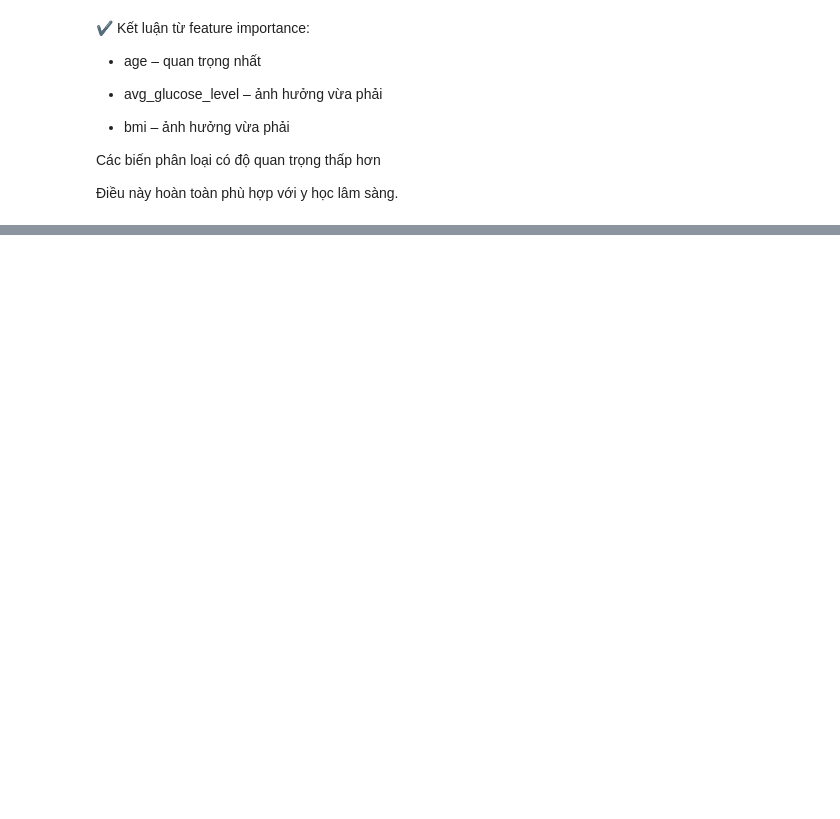
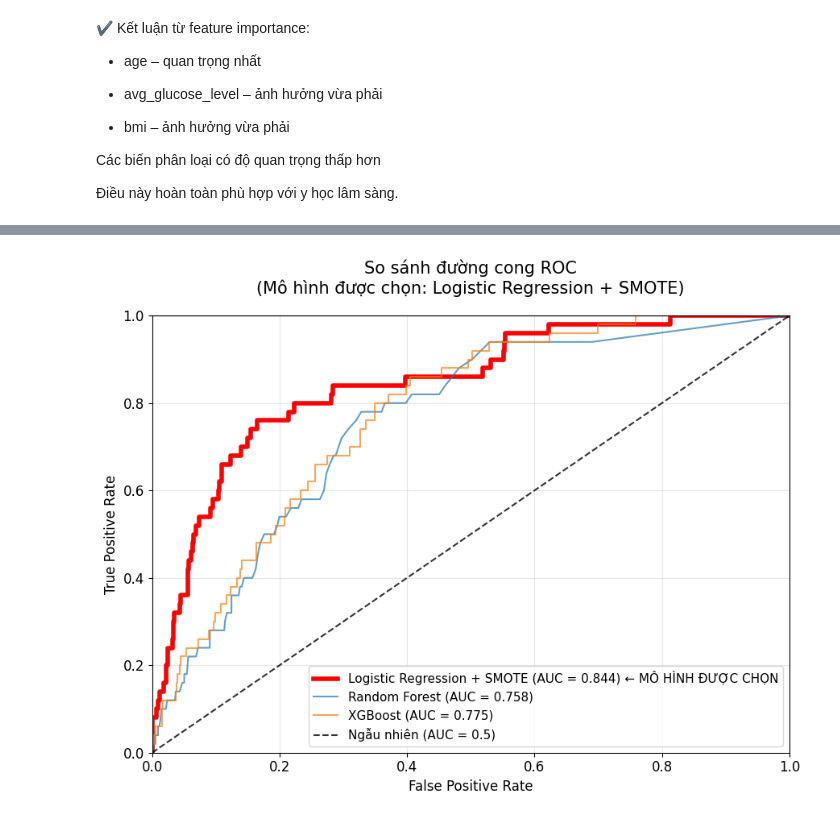
Before and after one commit to Toan510/DataAnalyst_STROKE, a Jupyter notebook: exerciese/DOAN_CUOIKY/phancum_phannhom_trucquanhoa.ipynb, the cells around one changed output, grey strips where cells are left out. Saved outputs shown, nothing was run; the diff lists cells and outputs as text; code cells hidden in the pictures; blank space fills up the shorter version.

```diff
--- a/exerciese/DOAN_CUOIKY/phancum_phannhom_trucquanhoa.ipynb
+++ b/exerciese/DOAN_CUOIKY/phancum_phannhom_trucquanhoa.ipynb
@@ -801,0 +589,82 @@ plt.show()
+# %%
+import matplotlib.pyplot as plt
+import seaborn as sns
+from sklearn.metrics import roc_curve, auc, confusion_matrix, classification_report
+import numpy as np
+
+# Đảm bảo có tập test
+if 'X_test' not in globals() or 'y_test' not in globals():
+    raise ValueError("Không tìm thấy X_test hoặc y_test. Hãy chạy lại phần train/test split.")
+
+# ===================================================================
+# 1. ROC Curve – So sánh tất cả các mô hình (bao gồm cả mô hình chính)
+# ===================================================================
+plt.figure(figsize=(9, 7))
+
+# === TỰ ĐỘNG TÌM MÔ HÌNH LOGISTIC + SMOTE ===
+# Danh sách tên biến phổ biến (dựa trên code của bạn: model_lr)
+possible_names = ['model_lr', 'model_logistic_smote', 'final_model', 'best_model',
+                  'logreg', 'logreg_smote', 'clf', 'model', 'logistic_model', 'logreg_final']
+
+logistic_model = None
+model_name_used = None
+
+for name in possible_names:
+    if name in globals() and globals()[name] is not None:
+        try:
+            # Kiểm tra predict_proba
+            globals()[name].predict_proba(X_test[:1])
+            logistic_model = globals()[name]
+            model_name_used = name
+            break
+        except:
+            continue
+
+# Nếu không tìm thấy → in list biến để bạn sửa thủ công
+if logistic_model is None:
+    print("Không tự động tìm thấy mô hình Logistic + SMOTE")
+    print("Các biến hiện có (có chứa 'model' hoặc 'log'):",
+          [name for name in globals().keys() if not name.startswith('_') and ('model' in name.lower() or 'log' in name.lower() or 'clf' in name)])
+    print("\nVui lòng sửa tên biến ở dòng dưới đây:")
+    # ===> SỬA DÒNG NÀY NẾU CẦN <===
+    logistic_model = model_lr  # ← thay bằng tên thật nếu không tìm tự động (ví dụ: model_lr)
+    # =================================================================
+
+# Vẽ ROC của mô hình chính
+y_proba = logistic_model.predict_proba(X_test)[:, 1]
+fpr, tpr, _ = roc_curve(y_test, y_proba)
+roc_auc = auc(fpr, tpr)
+
+plt.plot(fpr, tpr,
+         color='red', linewidth=4,
+         label=f'Logistic Regression + SMOTE (AUC = {roc_auc:.3f}) ← MÔ HÌNH ĐƯỢC CHỌN')
+
+# Vẽ thêm các mô hình khác nếu có (tùy chọn)
+for name, model in [('Random Forest', model_rf if 'model_rf' in globals() else None),
+                    ('XGBoost', model_xgb if 'model_xgb' in globals() else None)]:
+    if model is not None:
+        try:
+            proba = model.predict_proba(X_test)[:, 1]
+            fpr2, tpr2, _ = roc_curve(y_test, proba)
+            auc2 = auc(fpr2, tpr2)
+            plt.plot(fpr2, tpr2, label=f'{name} (AUC = {auc2:.3f})', alpha=0.7)
+        except:
+            pass
+
+# Đường chéo ngẫu nhiên
+plt.plot([0, 1], [0, 1], 'k--', label='Ngẫu nhiên (AUC = 0.5)', alpha=0.8)
+
+plt.xlabel('False Positive Rate', fontsize=12)
+plt.ylabel('True Positive Rate', fontsize=12)
+plt.title('So sánh đường cong ROC\n(Mô hình được chọn: Logistic Regression + SMOTE)', fontsize=15, pad=20)
+plt.legend(fontsize=11)
+plt.grid(True, alpha=0.3)
+plt.xlim(0, 1)
+plt.ylim(0, 1)
+plt.tight_layout()
+plt.show()
+
+# In kết quả AUC để chắc chắn
+print(f"ROC-AUC của mô hình chính (Logistic + SMOTE): {roc_auc:.4f}")
+# %% [output]
+[figure, added]
```
Also changed, not shown: parts of 33 cells of this notebook.
